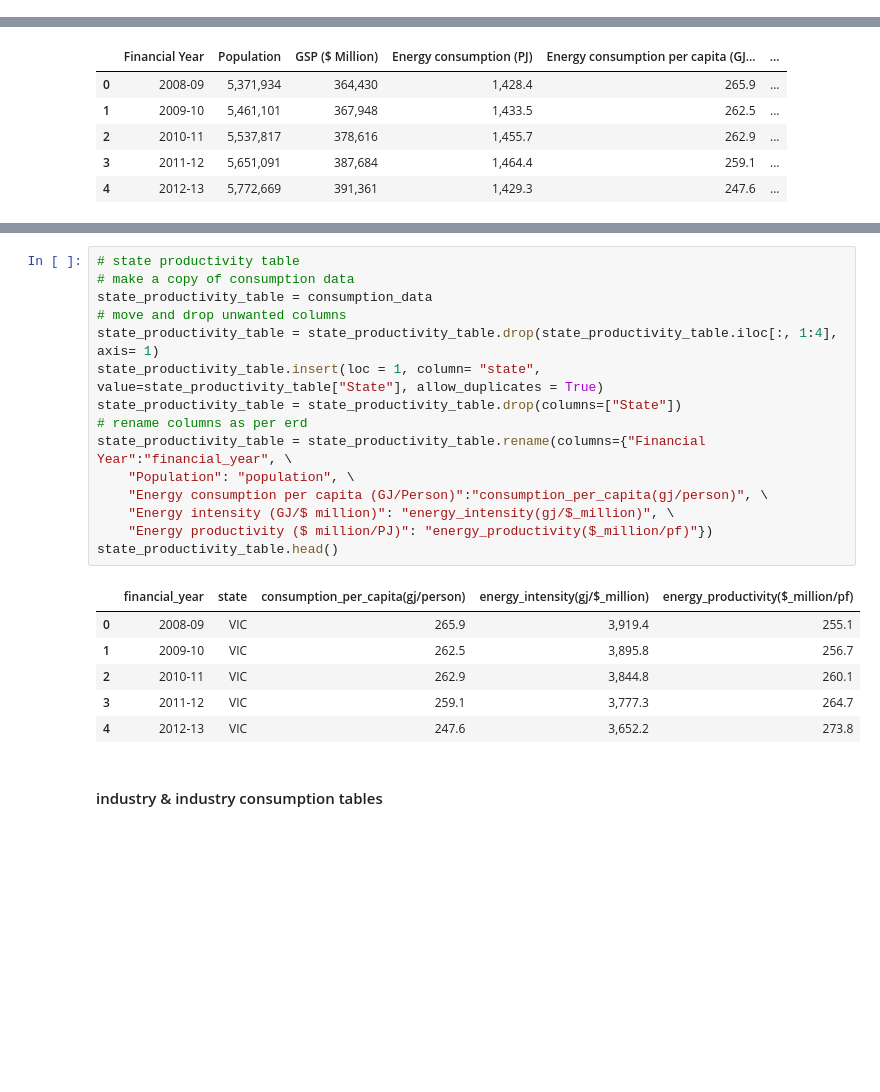
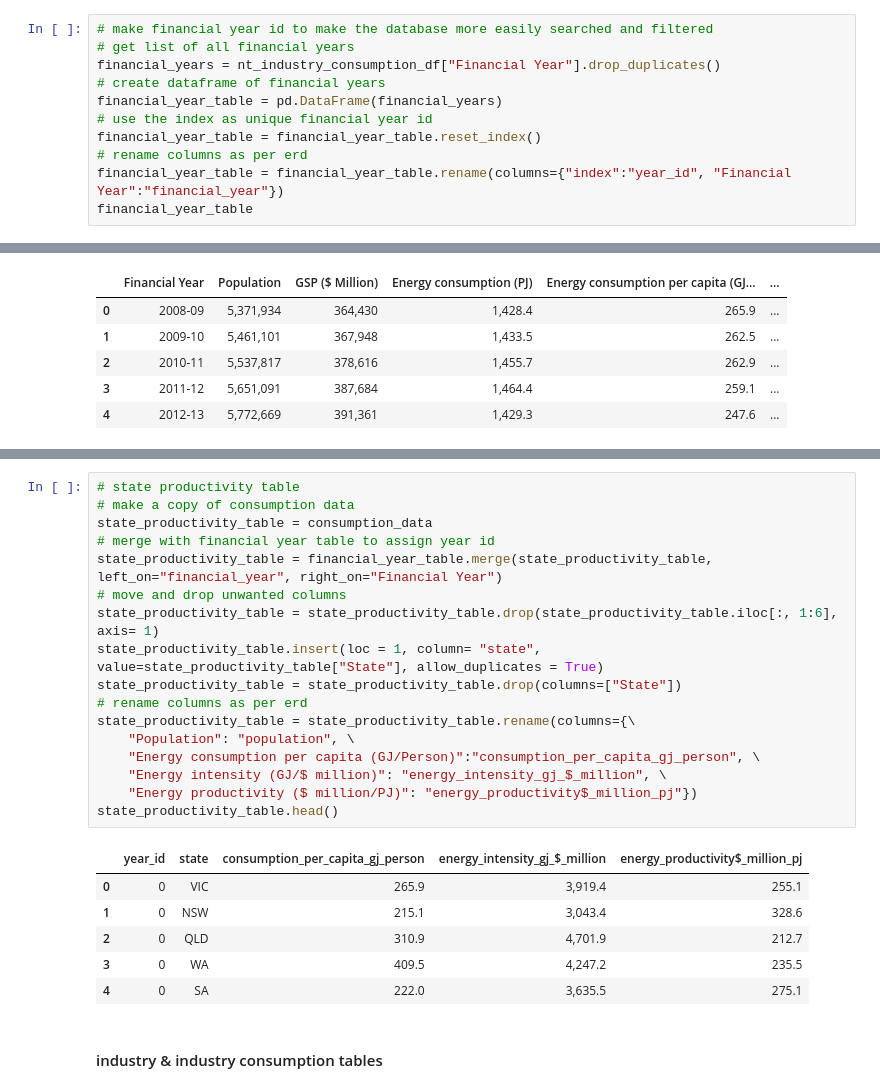
Before and after one commit to Lopokoiyit/PROJECT2-, a Jupyter notebook: data/data_cleaning.ipynb, the cells around one changed output, grey strips where cells are left out. Drawn from its saved outputs; the diff is of its cells as text; blank space fills up the shorter version.

```diff
--- a/data/data_cleaning.ipynb
+++ b/data/data_cleaning.ipynb
@@ -299,0 +327,11 @@ states_table
+# %%
+# make financial year id to make the database more easily searched and filtered
+# get list of all financial years
+financial_years = nt_industry_consumption_df["Financial Year"].drop_duplicates()
+# create dataframe of financial years
+financial_year_table = pd.DataFrame(financial_years)
+# use the index as unique financial year id
+financial_year_table = financial_year_table.reset_index()
+# rename columns as per erd
+financial_year_table = financial_year_table.rename(columns={"index":"year_id", "Financial Year":"financial_year"})
+financial_year_table
@@ -398,25 +457,27 @@ state_consumption_table.head()
 # %%
 # state productivity table
 # make a copy of consumption data
 state_productivity_table = consumption_data
+# merge with financial year table to assign year id
+state_productivity_table = financial_year_table.merge(state_productivity_table, left_on="financial_year", right_on="Financial Year")
 # move and drop unwanted columns
-state_productivity_table = state_productivity_table.drop(state_productivity_table.iloc[:, 1:4], axis= 1)
+state_productivity_table = state_productivity_table.drop(state_productivity_table.iloc[:, 1:6], axis= 1)
 state_productivity_table.insert(loc = 1, column= "state", value=state_productivity_table["State"], allow_duplicates = True)
 state_productivity_table = state_productivity_table.drop(columns=["State"])
 # rename columns as per erd
-state_productivity_table = state_productivity_table.rename(columns={"Financial Year":"financial_year", \
+state_productivity_table = state_productivity_table.rename(columns={\
     "Population": "population", \
-    "Energy consumption per capita (GJ/Person)":"consumption_per_capita(gj/person)", \
-    "Energy intensity (GJ/$ million)": "energy_intensity(gj/$_million)", \
-    "Energy productivity ($ million/PJ)": "energy_productivity($_million/pf)"})
+    "Energy consumption per capita (GJ/Person)":"consumption_per_capita_gj_person", \
+    "Energy intensity (GJ/$ million)": "energy_intensity_gj_$_million", \
+    "Energy productivity ($ million/PJ)": "energy_productivity$_million_pj"})
 state_productivity_table.head()
 # %% [output]
-|  | financial_year | state | consumption_per_capita(gj/person) | energy_intensity(gj/$_million) | energy_productivity($_million/pf) |
-| 0 | 2008-09 | VIC | 265.9 | 3,919.4 | 255.1 |
-| 1 | 2009-10 | VIC | 262.5 | 3,895.8 | 256.7 |
-| 2 | 2010-11 | VIC | 262.9 | 3,844.8 | 260.1 |
-| 3 | 2011-12 | VIC | 259.1 | 3,777.3 | 264.7 |
-| 4 | 2012-13 | VIC | 247.6 | 3,652.2 | 273.8 |
+|  | year_id | state | consumption_per_capita_gj_person | energy_intensity_gj_$_million | energy_productivity$_million_pj |
+| 0 | 0 | VIC | 265.9 | 3,919.4 | 255.1 |
+| 1 | 0 | NSW | 215.1 | 3,043.4 | 328.6 |
+| 2 | 0 | QLD | 310.9 | 4,701.9 | 212.7 |
+| 3 | 0 | WA | 409.5 | 4,247.2 | 235.5 |
+| 4 | 0 | SA | 222.0 | 3,635.5 | 275.1 |
 # %% [markdown]
 #### industry & industry consumption tables
 # %%
```
Also changed, not shown: parts of 26 cells of this notebook, 10 other files.
